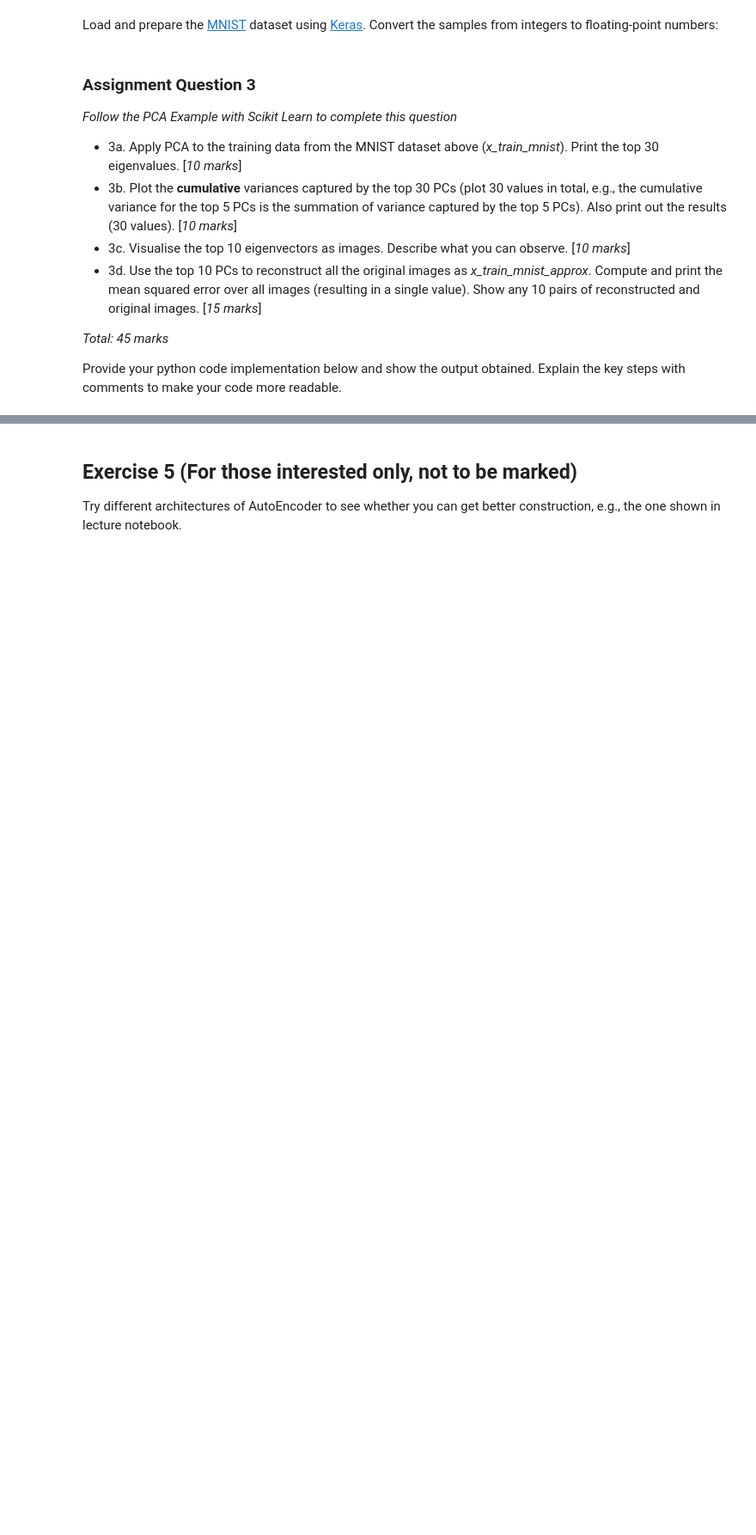
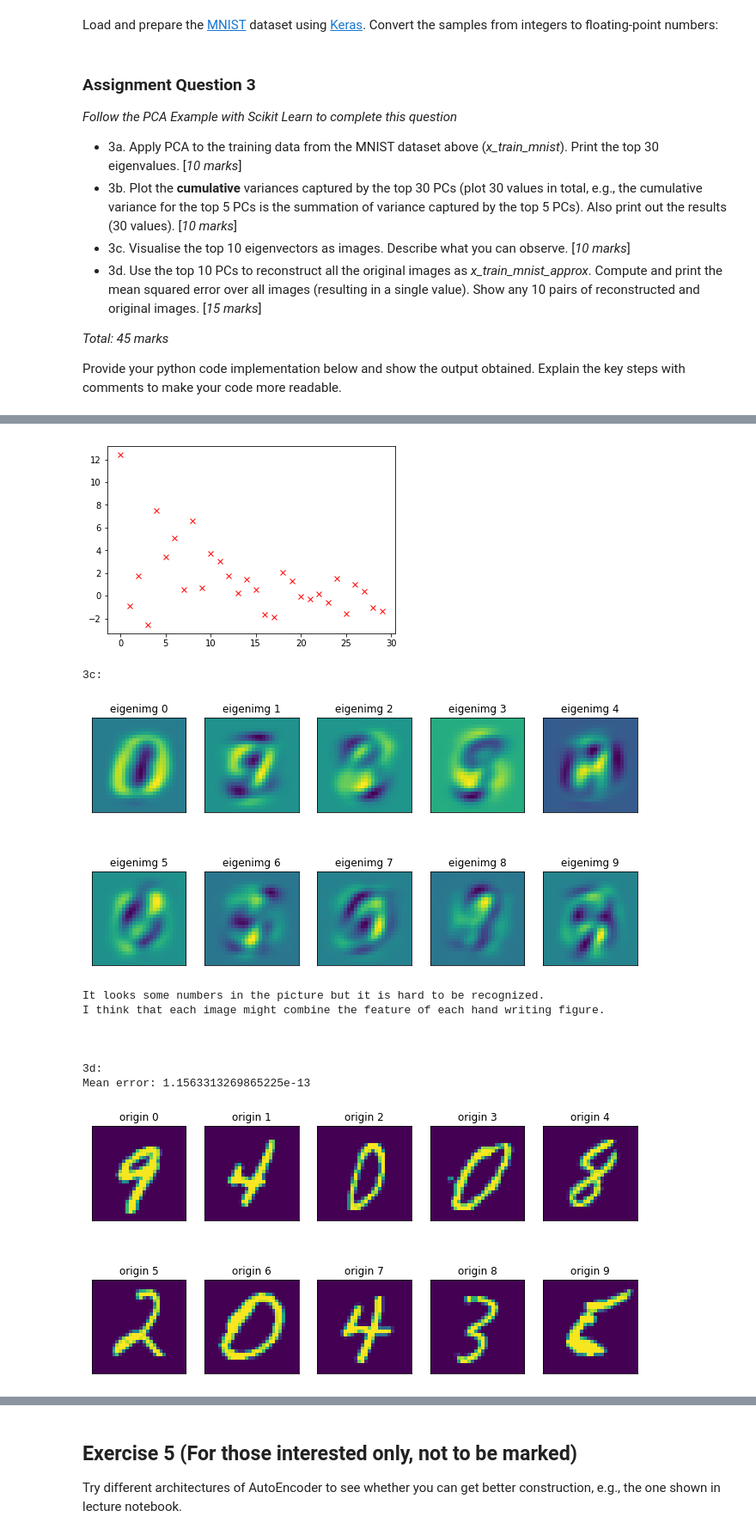
Before and after one commit to Yang-Xavier/ML-Labsession, a Jupyter notebook: week7/lab_session_week7.ipynb, the cells around one changed output, grey strips where cells are left out. Shown at 86% size. Drawn from its saved outputs; the diff is of its cells as text; code cells hidden in the pictures; blank space fills up the shorter version.

```diff
--- a/week7/lab_session_week7.ipynb
+++ b/week7/lab_session_week7.ipynb
@@ -740,0 +729,63 @@ Provide your python code implementation below and show the output obtained. Expl
+# %%
+# Note: You need to reshape the data from images to vectors in order to use PCA
+# Your code with comments and output
+import numpy as np
+
+# #3a
+n_samples_, h_, w_ = x_train_mnist.shape
+X_train = np.asarray([np.asarray(_).reshape(h_*w_) for _ in x_train_mnist])
+n_features_ = X_train.shape[1]
+n_components = 30
+pca30 = PCA(n_components=n_components, svd_solver='randomized',
+          whiten=True).fit(X_train)
+
+print("3a:")
+print("Eigenvalue top 30:")
+print(pca30.explained_variance_)
+print("\n\n")
+
+# 3b
+cumulative_variances = np.array([_.sum() for _ in pca30.components_])
+print("3b: ")
+print("The cumulative variances captured by the top 30 PCs:")
+print(cumulative_variances)
+plt.plot(np.arange(0,30),cumulative_variances, 'rx')
+plt.show()
+print("\n\n")
+
+# # 3c
+print("3c:")
+eigenimg = pca30.components_.reshape((n_components, h_, w_))  # not use so far
+imgtitle = ["eigenimg %d" %i for i in range(0,30)]
+plot_gallery_my(eigenimg[0:10], imgtitle, h_, w_)
+plt.pause(0.5)
+print("It looks some numbers in the picture but it is hard to be recognized. ")
+print("I think that each image might combine the feature of each hand writing figure.")
+print("\n\n")
+
+# 3d
+n_components = 10
+pca10 = PCA(n_components=n_components, svd_solver='randomized',
+          whiten=True).fit(X_train)
+x_train_mnist_approx = pca10.transform(X_train)
+mean_error = np.array([_.sum()/10 for _ in x_train_mnist_approx]).sum()/x_train_mnist_approx.shape[0]
+print("3d: ")
+print("Mean error: " + str(mean_error))
+ran_index = [i for i in np.random.randint(0,X_train.shape[0],10)]
+title_o = ["origin %d" % i for i in range(10)]
+title_r = ["reconstructed %d" % i for i in range(10)]
+plot_gallery_my(x_train_mnist[ran_index],title_,h_, w_)
+x_train_mnist_approx_reshape = x_train_mnist_approx.reshape(x_train_mnist_approx.shape[0], 2,5)
+plot_gallery_my(x_train_mnist_approx_reshape[ran_index],title_r, 2,5)
+
+def plot_gallery_my(images, titles, h, w, n_row=2, n_col=5):
+    """Helper function to plot a gallery of portraits"""
+    plt.figure(figsize=(1.8 * n_col, 2.4 * n_row))
+    plt.subplots_adjust(bottom=0, left=.01, right=.99, top=.90, hspace=.35)
+    for i in range(n_row * n_col):
+        plt.subplot(n_row, n_col, i + 1)
+        plt.imshow(images[i]*255)
+        plt.title(titles[i], size=12)
+        plt.xticks(())
+        plt.yticks(())
+# %% [output]
@@ -740,0 +809,11 @@ Provide your python code implementation below and show the output obtained. Expl
+[figure, added]
+3c:
+[figure, added]
+It looks some numbers in the picture but it is hard to be recognized.
+I think that each image might combine the feature of each hand writing figure.
+
+
+
+3d:
+Mean error: 1.1563313269865225e-13
+[figure, added]
```
Also changed, not shown: parts of 10 cells of this notebook.
